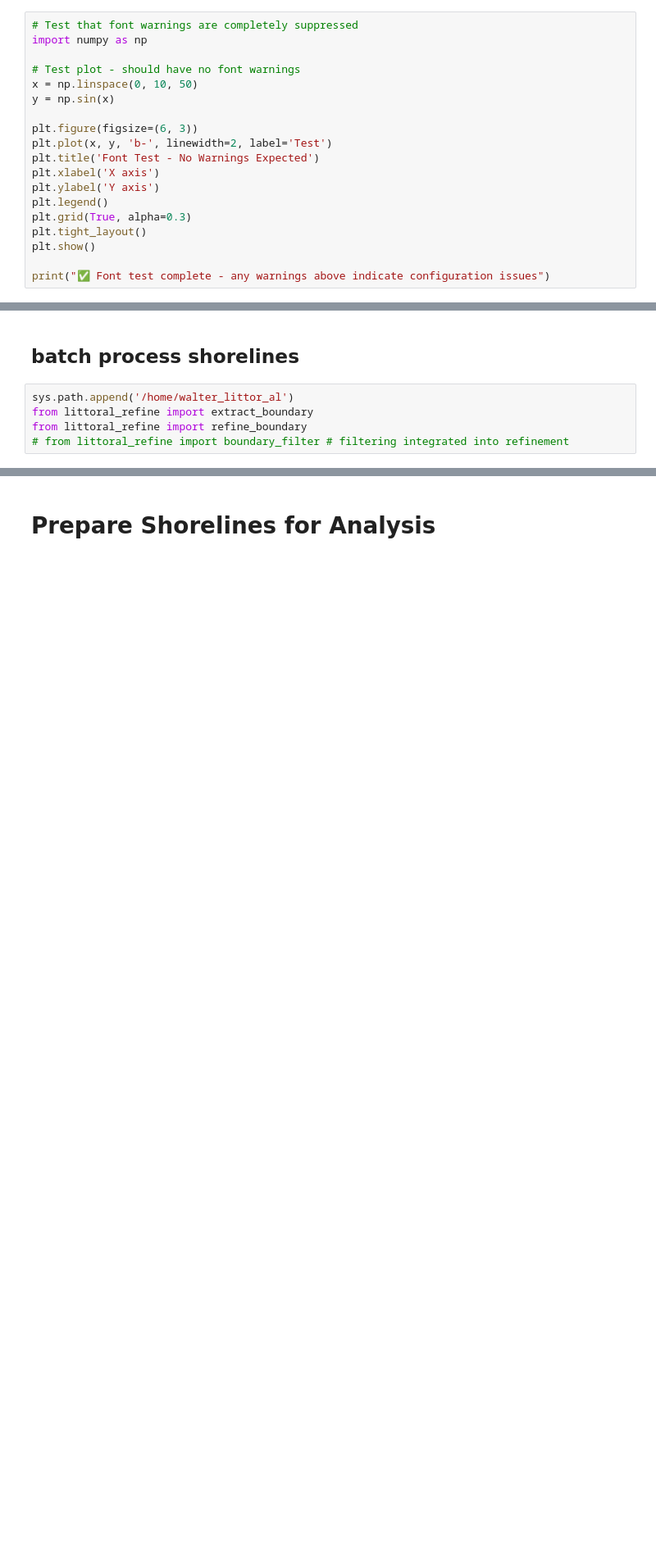
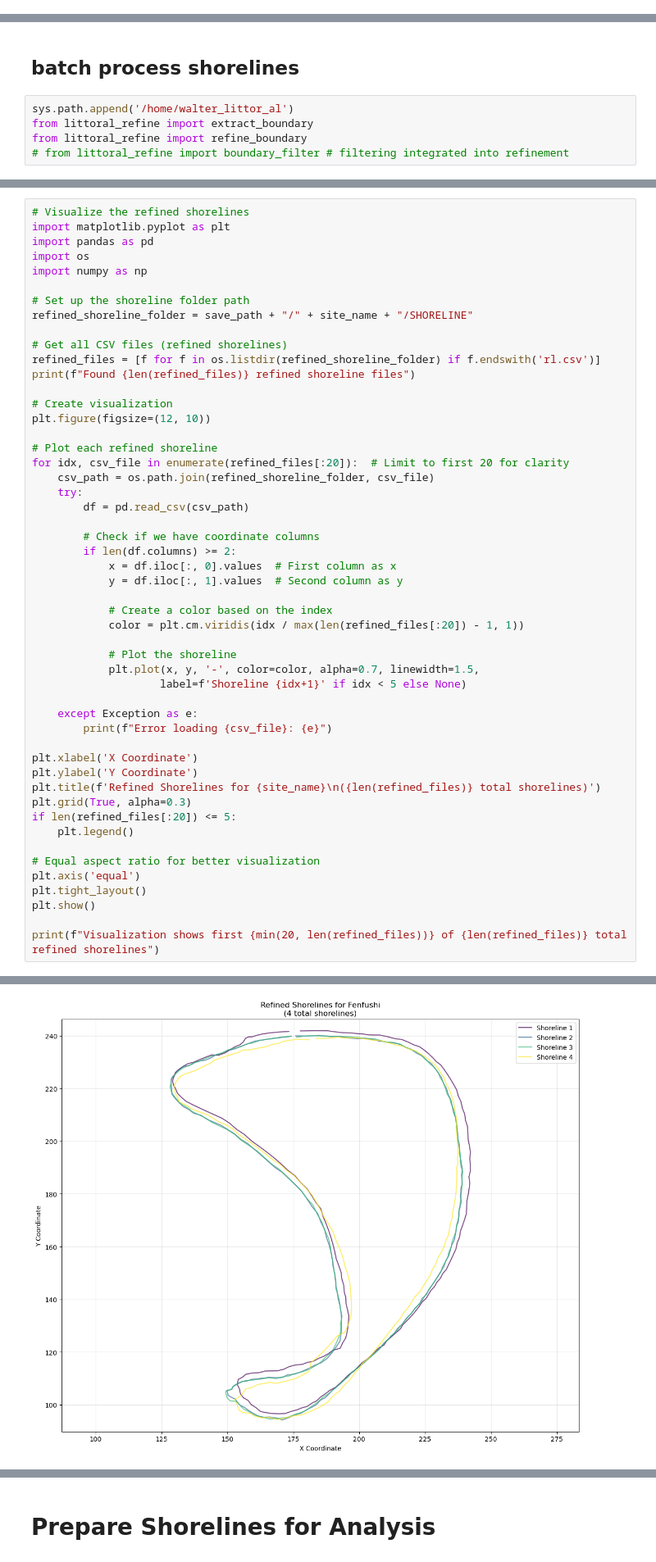
Before and after one commit to Wzesk/Littoral_S2download, a Jupyter notebook: littoral_pipeline.ipynb, the cells around one changed output, grey strips where cells are left out. Shown at 82% size. Cells and saved outputs as stored; diff of their text form; blank space fills up the shorter version.

```diff
--- a/littoral_pipeline.ipynb
+++ b/littoral_pipeline.ipynb
@@ -69,19 +25,0 @@ Available fonts: ['STIXSizeTwoSym', 'cmss10', 'DejaVu Sans', 'STIXSizeThreeSym',
-# %%
-# Test that font warnings are completely suppressed
-import numpy as np
-
-# Test plot - should have no font warnings
-x = np.linspace(0, 10, 50)
-y = np.sin(x)
-
-plt.figure(figsize=(6, 3))
-plt.plot(x, y, 'b-', linewidth=2, label='Test')
-plt.title('Font Test - No Warnings Expected')
-plt.xlabel('X axis')
-plt.ylabel('Y axis')
-plt.legend()
-plt.grid(True, alpha=0.3)
-plt.tight_layout()
-plt.show()
-
-print("✅ Font test complete - any warnings above indicate configuration issues")
@@ -503,0 +409,52 @@ if processing_filename:
+# %%
+# Visualize the refined shorelines
+import matplotlib.pyplot as plt
+import pandas as pd
+import os
+import numpy as np
+
+# Set up the shoreline folder path
+refined_shoreline_folder = save_path + "/" + site_name + "/SHORELINE"
+
+# Get all CSV files (refined shorelines)
+refined_files = [f for f in os.listdir(refined_shoreline_folder) if f.endswith('rl.csv')]
+print(f"Found {len(refined_files)} refined shoreline files")
+
+# Create visualization
+plt.figure(figsize=(12, 10))
+
+# Plot each refined shoreline
+for idx, csv_file in enumerate(refined_files[:20]):  # Limit to first 20 for clarity
+    csv_path = os.path.join(refined_shoreline_folder, csv_file)
+    try:
+        df = pd.read_csv(csv_path)
+
+        # Check if we have coordinate columns
+        if len(df.columns) >= 2:
+            x = df.iloc[:, 0].values  # First column as x
+            y = df.iloc[:, 1].values  # Second column as y
+
+            # Create a color based on the index
+            color = plt.cm.viridis(idx / max(len(refined_files[:20]) - 1, 1))
+
+            # Plot the shoreline
+            plt.plot(x, y, '-', color=color, alpha=0.7, linewidth=1.5,
+                    label=f'Shoreline {idx+1}' if idx < 5 else None)
+
+    except Exception as e:
+        print(f"Error loading {csv_file}: {e}")
+
+plt.xlabel('X Coordinate')
+plt.ylabel('Y Coordinate')
+plt.title(f'Refined Shorelines for {site_name}\n({len(refined_files)} total shorelines)')
+plt.grid(True, alpha=0.3)
+if len(refined_files[:20]) <= 5:
+    plt.legend()
+
+# Equal aspect ratio for better visualization
+plt.axis('equal')
+plt.tight_layout()
+plt.show()
+
+print(f"Visualization shows first {min(20, len(refined_files))} of {len(refined_files)} total refined shorelines")
+# %% [output]
@@ -503,0 +496 @@ if processing_filename:
+[figure, added]
```
Also changed, not shown: parts of 22 cells of this notebook, 1 other file.
